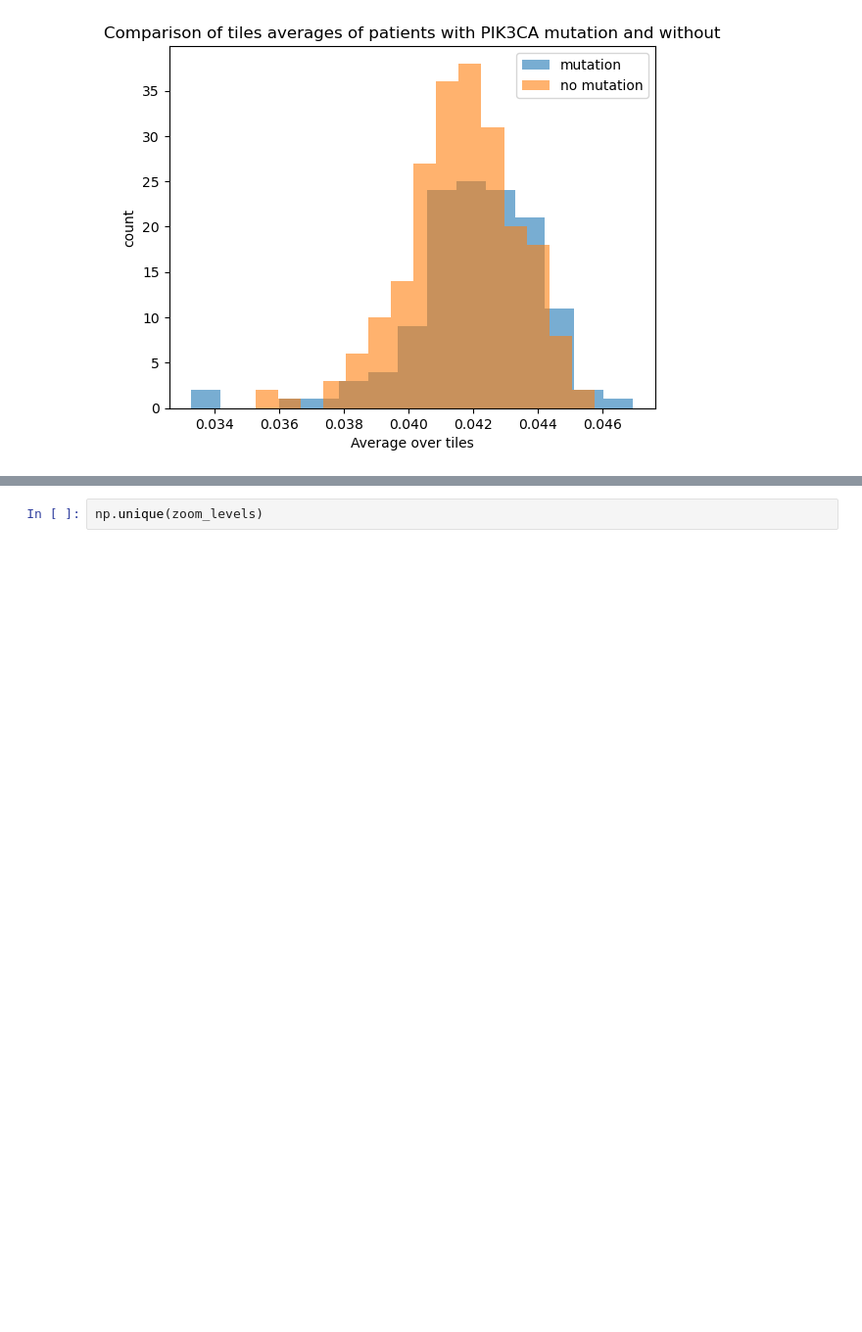
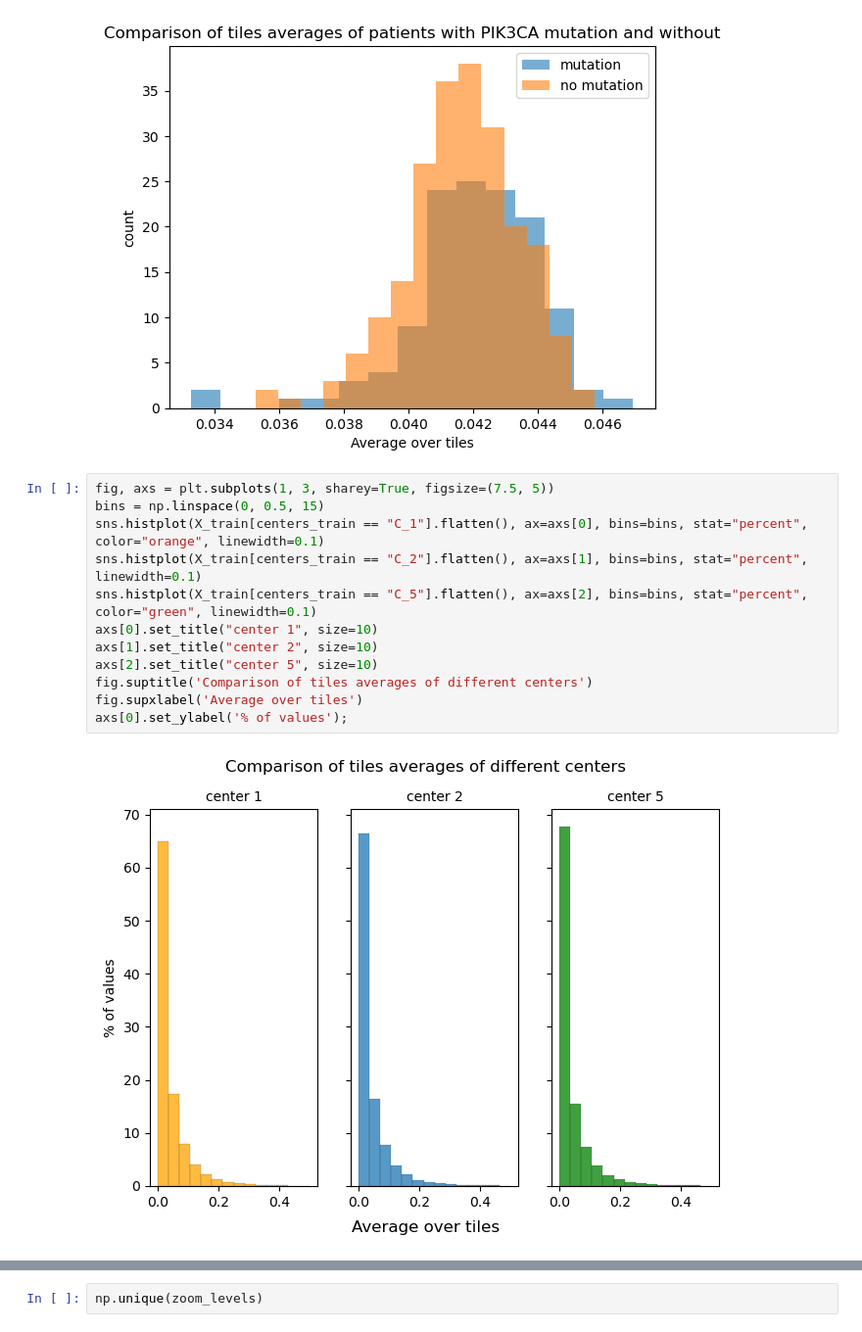
Before and after one commit to stlbnmaria/enschallenge2023, a Jupyter notebook: exploring_data/eda_analysis.ipynb, the cells around one changed output, grey strips where cells are left out. Shown at 98% size. Saved outputs shown, nothing was run; the diff lists cells and outputs as text; blank space fills up the shorter version.

```diff
--- a/exploring_data/eda_analysis.ipynb
+++ b/exploring_data/eda_analysis.ipynb
@@ -193,3 +194,17 @@ plt.ylabel("count")
 plt.xlabel("Average over tiles");
 # %% [output]
 [figure]
+# %%
+fig, axs = plt.subplots(1, 3, sharey=True, figsize=(7.5, 5))
+bins = np.linspace(0, 0.5, 15)
+sns.histplot(X_train[centers_train == "C_1"].flatten(), ax=axs[0], bins=bins, stat="percent", color="orange", linewidth=0.1)
+sns.histplot(X_train[centers_train == "C_2"].flatten(), ax=axs[1], bins=bins, stat="percent", linewidth=0.1)
+sns.histplot(X_train[centers_train == "C_5"].flatten(), ax=axs[2], bins=bins, stat="percent", color="green", linewidth=0.1)
+axs[0].set_title("center 1", size=10)
+axs[1].set_title("center 2", size=10)
+axs[2].set_title("center 5", size=10)
+fig.suptitle('Comparison of tiles averages of different centers')
+fig.supxlabel('Average over tiles')
+axs[0].set_ylabel('% of values');
+# %% [output]
+[figure, added]
```
Also changed, not shown: parts of 19 cells of this notebook.
